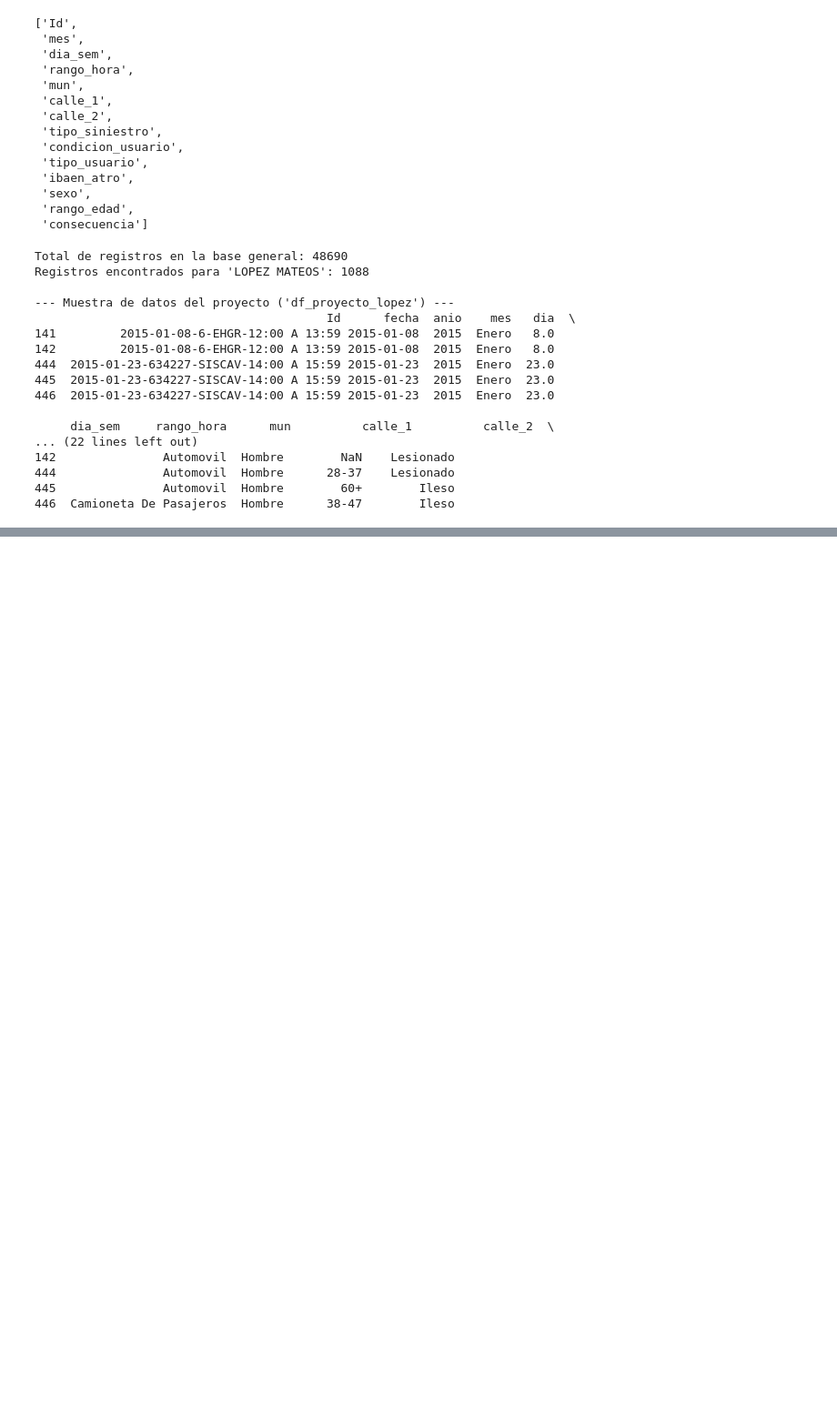
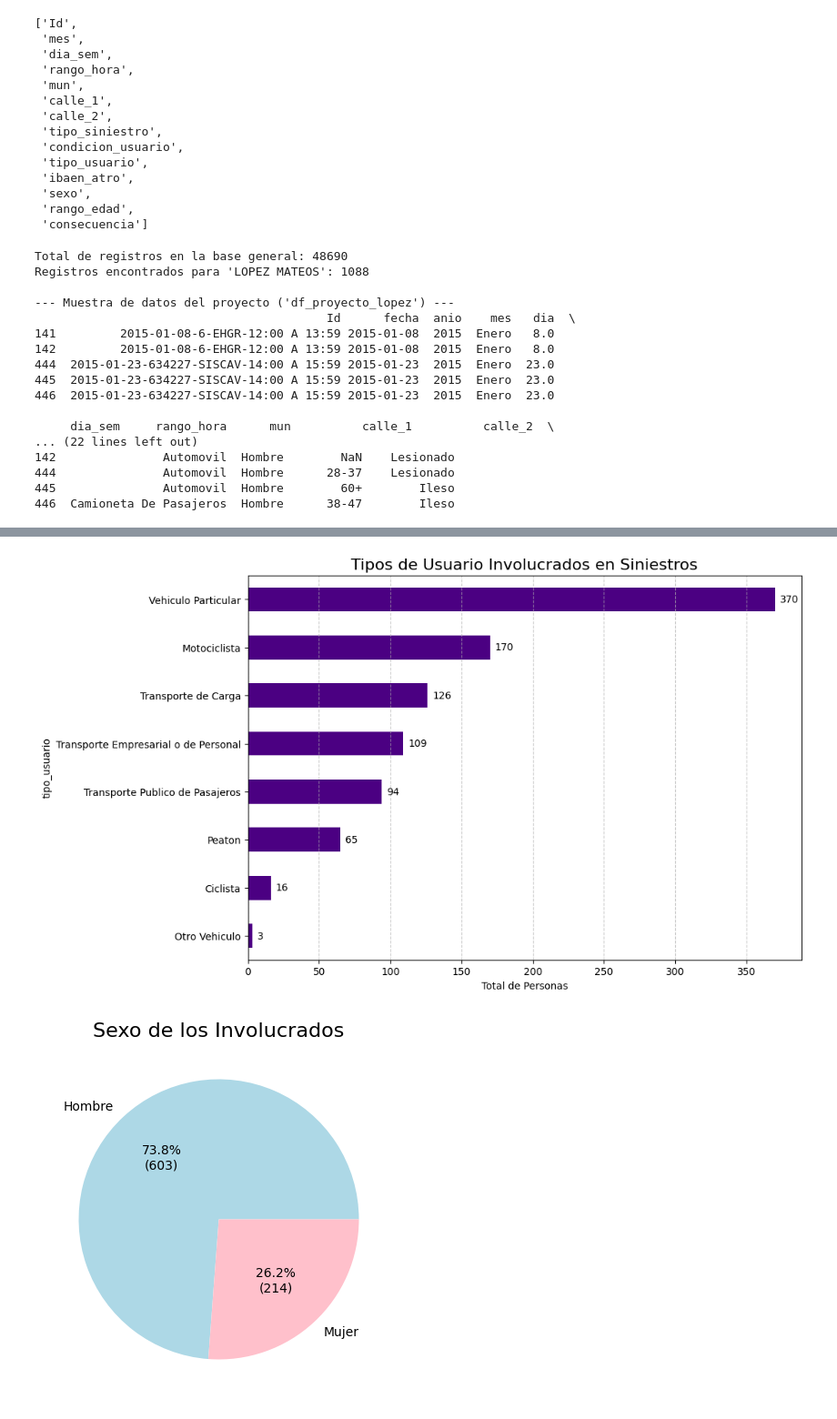
Before and after one commit to JamesKristofUbiarco/Project-Lopez-Matebros, a Jupyter notebook: exploracion_siniestralidad.ipynb, the cells around one changed output, grey strips where cells are left out. Shown at 91% size. Cells and saved outputs as stored; diff of their text form; code cells hidden in the pictures; blank space fills up the shorter version.

Commit message:
Mejora en la limpieza de los datos y en su exploración

```diff
--- a/exploracion_siniestralidad.ipynb
+++ b/exploracion_siniestralidad.ipynb
@@ -231,0 +663,59 @@ Registros encontrados para 'LOPEZ MATEOS': 1088
+# %%
+# Celda 13 (Modificada): Análisis de Involucrados (CON ETIQUETAS)
+
+if 'df_proyecto_lopez' in locals():
+
+    # --- Gráfica 1: Tipo de Usuario (Horizontal) ---
+    plt.figure(figsize=(10, 7))
+    conteo_usuarios = df_proyecto_lopez['tipo_usuario'].value_counts(ascending=True)
+    ax = conteo_usuarios.plot(kind='barh', color='indigo')
+
+    plt.title('Tipos de Usuario Involucrados en Siniestros', fontsize=16)
+    plt.xlabel('Total de Personas')
+    plt.grid(axis='x', linestyle='--', alpha=0.7)
+
+    # --- INICIO: Añadir etiquetas (para barh) ---
+    for p in ax.patches:
+        width = p.get_width()
+        ax.annotate(
+            f'{int(width)}',
+            (width, p.get_y() + p.get_height() / 2),
+            ha='left',
+            va='center',
+            xytext=(5, 0),
+            textcoords='offset points'
+        )
+    # --- FIN: Añadir etiquetas ---
+
+    plt.savefig('grafica_tipo_usuario.png')
+    plt.show()
+
+    # --- Gráfica 2: Sexo de Involucrados (Pie con conteo y %) ---
+    plt.figure(figsize=(7, 5))
+    conteo_sexo = df_proyecto_lopez['sexo'].value_counts()
+
+    # --- MODIFICACIÓN: Función para mostrar % y número absoluto ---
+    def formato_pie(pct, allvals):
+        # pct es el porcentaje (calculado por autopct)
+        # allvals es la serie de datos (conteo_sexo)
+        absolute = int(np.round(pct/100.*np.sum(allvals)))
+        return f"{pct:.1f}%\n({absolute:d})"
+
+    # Usamos un 'lambda' para llamar a nuestra función
+    conteo_sexo.plot(
+        kind='pie',
+        autopct=lambda pct: formato_pie(pct, conteo_sexo),
+        colors=['lightblue', 'pink', 'lightgrey']
+    )
+    # --- FIN MODIFICACIÓN ---
+
+    plt.title('Sexo de los Involucrados', fontsize=16)
+    plt.ylabel('')
+    plt.savefig('grafica_sexo_involucrados.png')
+    plt.show()
+
+else:
+    print("ERROR: Ejecuta 'df_proyecto_lopez' primero.")
+# %% [output]
+[figure, added]
+[figure, added]
```
Also changed, not shown: parts of 11 cells of this notebook, 1 other file.
